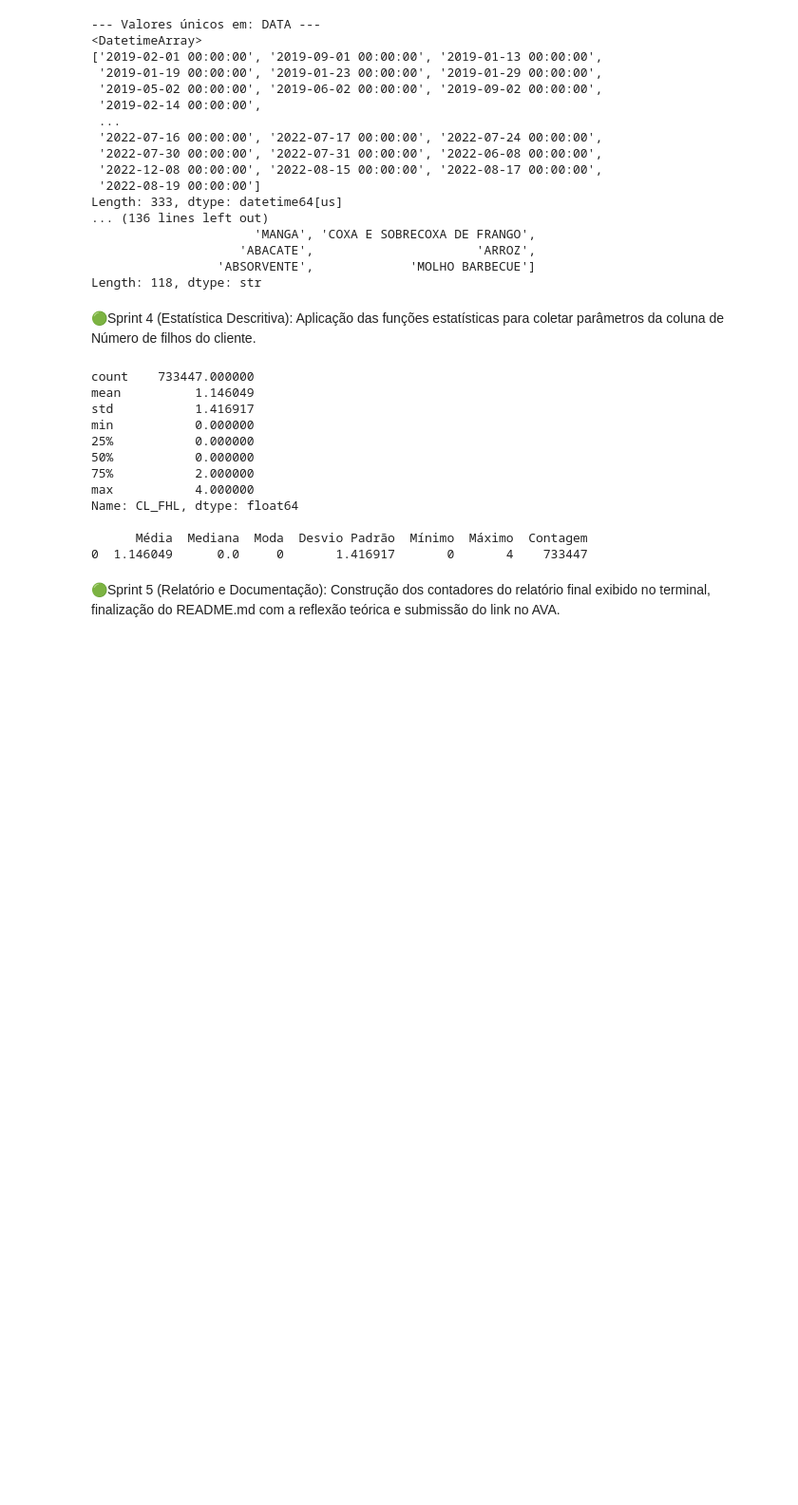
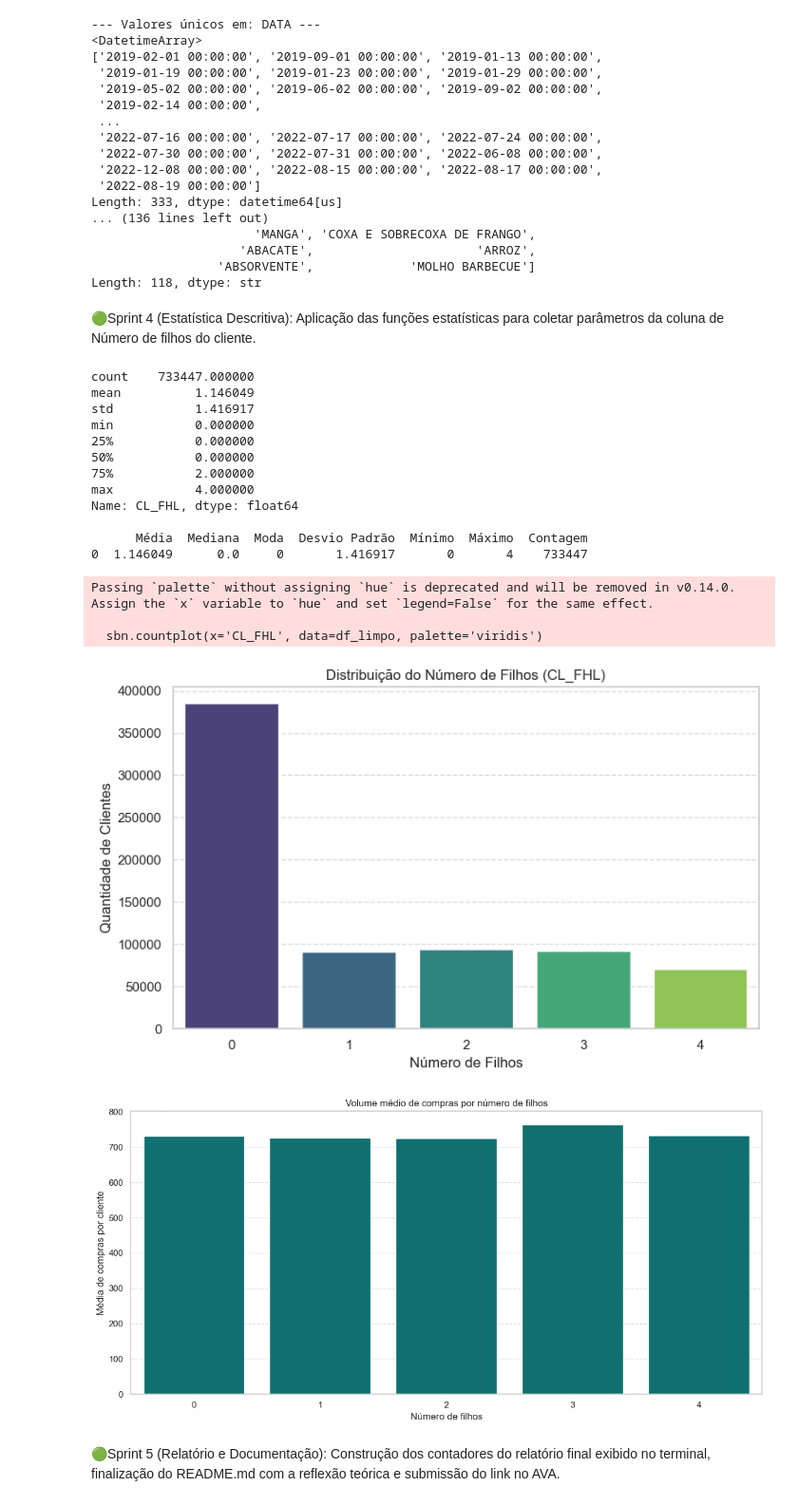
Before and after one commit to danielregis81/Miniprojeto_DanielRegis_T2, a Jupyter notebook: Miniprojeto_Varejo_AED.ipynb, the cells around one changed output. Shown at 95% size. Drawn from its saved outputs; the diff is of its cells as text; code cells hidden in the pictures; blank space fills up the shorter version.

Commit message:
add grafico a partir da coluna CL_FHL em relacao ao estado cicil e media de compras

```diff
--- a/Miniprojeto_Varejo_AED.ipynb
+++ b/Miniprojeto_Varejo_AED.ipynb
@@ -150,33 +150,69 @@ Length: 118, dtype: str
 
 coluna = 'CL_FHL'
 resumo = {
     'Média': df_limpo[coluna].mean(),
     'Mediana': df_limpo[coluna].median(),
     'Moda': df_limpo[coluna].mode()[0],
     'Desvio Padrão': df_limpo[coluna].std(),
     'Mínimo': df_limpo[coluna].min(),
     'Máximo': df_limpo[coluna].max(),
     'Contagem': df_limpo[coluna].count()
 }
 estatisticas = df_limpo[coluna].describe()
 print(estatisticas)
 print()
 # Transformar o dicionário em um DataFrame
 resumo__estatisticas_df = pd.DataFrame(resumo, index=[0])
 print(resumo__estatisticas_df)
+plt.figure(figsize=(8, 5))
+
+# graficos usando quantidade de filhos (CL_FHL) distribuição dos clientes por número de filhos
+sbn.countplot(x='CL_FHL', data=df_limpo, palette='viridis')
+
+plt.title('Distribuição do Número de Filhos (CL_FHL)')
+plt.xlabel('Número de Filhos')
+plt.ylabel('Quantidade de Clientes')
+plt.grid(axis='y', linestyle='--', alpha=0.7)
+
+plt.tight_layout()
+plt.show()
+
+clientes = df_limpo.groupby('CL_ID').agg({
+'CL_FHL': 'first',
+'CO_ID': 'count'
+}).rename(columns={'CO_ID': 'VOLUME_COMPRAS'})
+
+clientes['CL_FHL'] = pd.to_numeric(clientes['CL_FHL'], errors='coerce')
+clientes = clientes.dropna(subset=['CL_FHL'])
+
+resumo = clientes.groupby('CL_FHL')['VOLUME_COMPRAS'].agg(['mean', 'median', 'count']).reset_index()
+
+plt.figure(figsize=(12, 6))
+sbn.barplot(data=resumo, x='CL_FHL', y='mean', color='teal')
+plt.title('Volume médio de compras por número de filhos')
+plt.xlabel('Número de filhos')
+plt.ylabel('Média de compras por cliente')
+plt.grid(axis='y', linestyle='--', alpha=0.6)
+plt.tight_layout()
+plt.show()
 # %% [output]
 count    733447.000000
 mean          1.146049
 std           1.416917
 min           0.000000
 25%           0.000000
 50%           0.000000
 75%           2.000000
 max           4.000000
 Name: CL_FHL, dtype: float64
 
       Média  Mediana  Moda  Desvio Padrão  Mínimo  Máximo  Contagem
 0  1.146049      0.0     0       1.416917       0       4    733447
+Passing `palette` without assigning `hue` is deprecated and will be removed in v0.14.0. Assign the `x` variable to `hue` and set `legend=False` for the same effect.
+
+  sbn.countplot(x='CL_FHL', data=df_limpo, palette='viridis')
+[figure, added]
+[figure, added]
 # %% [markdown]
 🟢Sprint 5 (Relatório e Documentação): Construção dos contadores do relatório final exibido no terminal, finalização do README.md com a reflexão teórica e submissão do link no AVA.
 # %%
```
Also changed, not shown: parts of 1 cell of this notebook.
